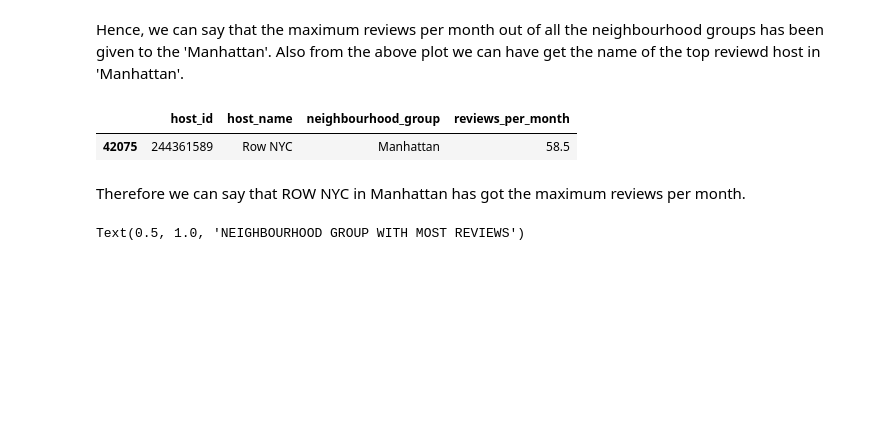
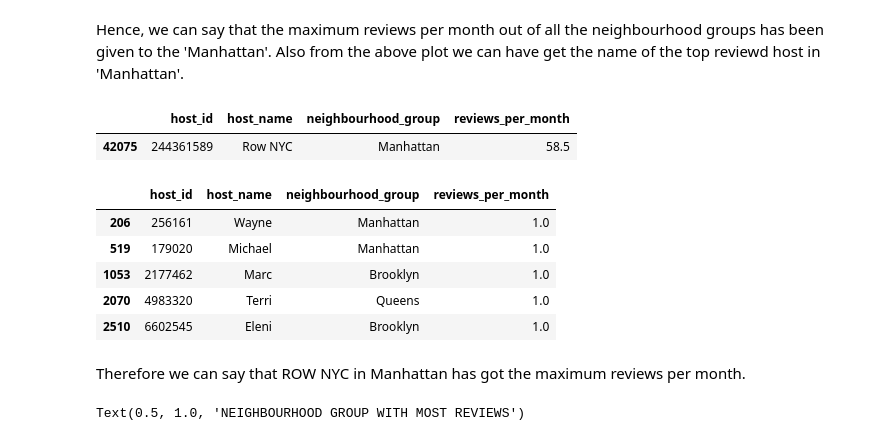
Before and after one commit to ParthSharma1197/EDA-CAPSTONE-AIRBNB, a Jupyter notebook: PARTH_SHARMA_Airbnb_Bookings_Analysis_Capstone_Project.ipynb, the cells around one changed output. Saved outputs shown, nothing was run; the diff lists cells and outputs as text; code cells hidden in the pictures; blank space fills up the shorter version.

```diff
--- a/PARTH_SHARMA_Airbnb_Bookings_Analysis_Capstone_Project.ipynb
+++ b/PARTH_SHARMA_Airbnb_Bookings_Analysis_Capstone_Project.ipynb
@@ -583,6 +592,16 @@ airbnb_df[['host_id','host_name','neighbourhood_group','reviews_per_month']][air
 # %% [output]
 |  | host_id | host_name | neighbourhood_group | reviews_per_month |
 | 42075 | 244361589 | Row NYC | Manhattan | 58.5 |
+# %%
+#finding the host least reviewed per month :
+airbnb_df[['host_id','host_name','neighbourhood_group','reviews_per_month']][airbnb_df['reviews_per_month']==1].head()
+# %% [output]
+|  | host_id | host_name | neighbourhood_group | reviews_per_month |
+| 206 | 256161 | Wayne | Manhattan | 1.0 |
+| 519 | 179020 | Michael | Manhattan | 1.0 |
+| 1053 | 2177462 | Marc | Brooklyn | 1.0 |
+| 2070 | 4983320 | Terri | Queens | 1.0 |
+| 2510 | 6602545 | Eleni | Brooklyn | 1.0 |
 # %% [markdown]
 Therefore we can say that ROW NYC in Manhattan has got the maximum reviews per month.
 # %%
```
Also changed, not shown: parts of 4 cells of this notebook.
